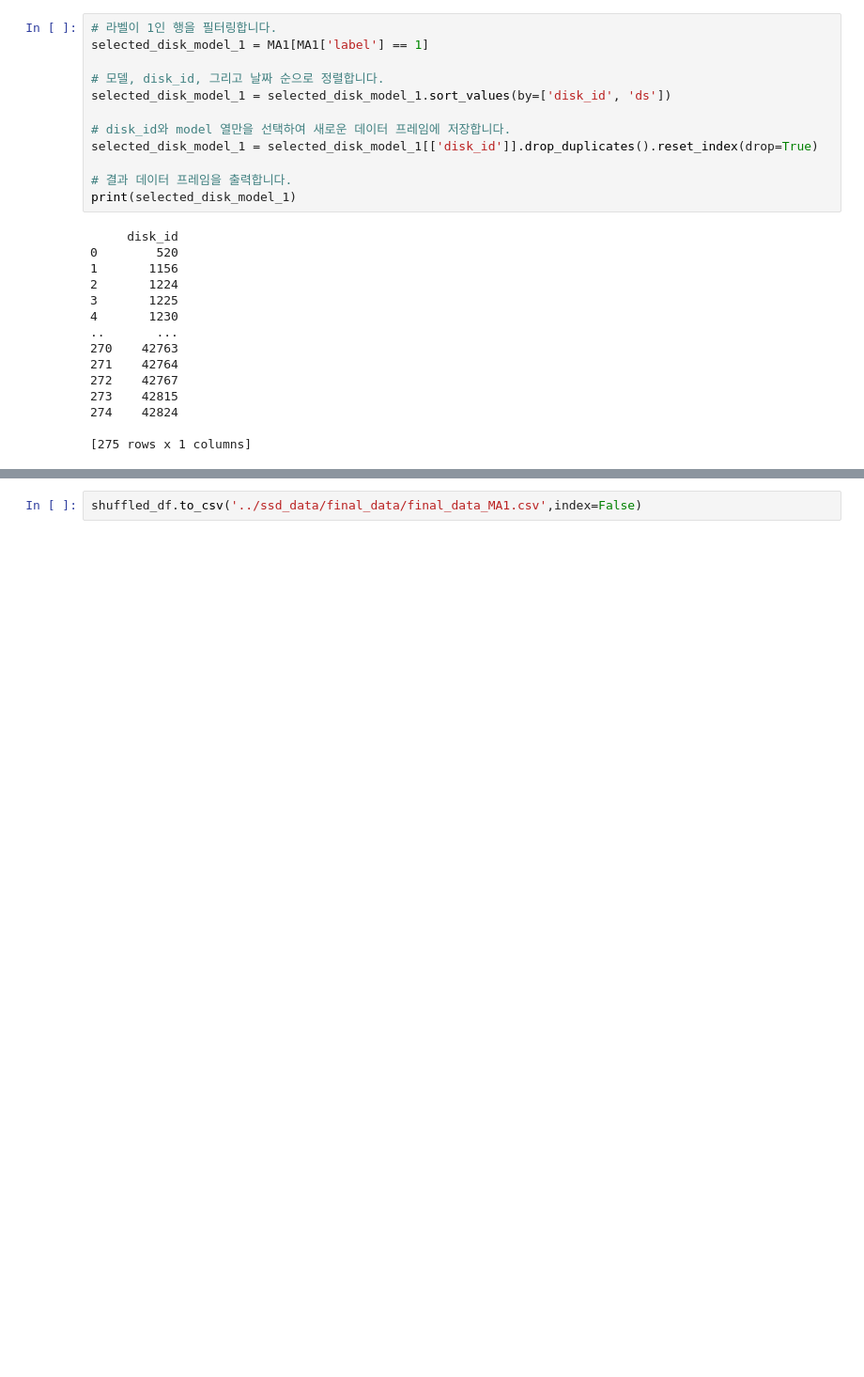
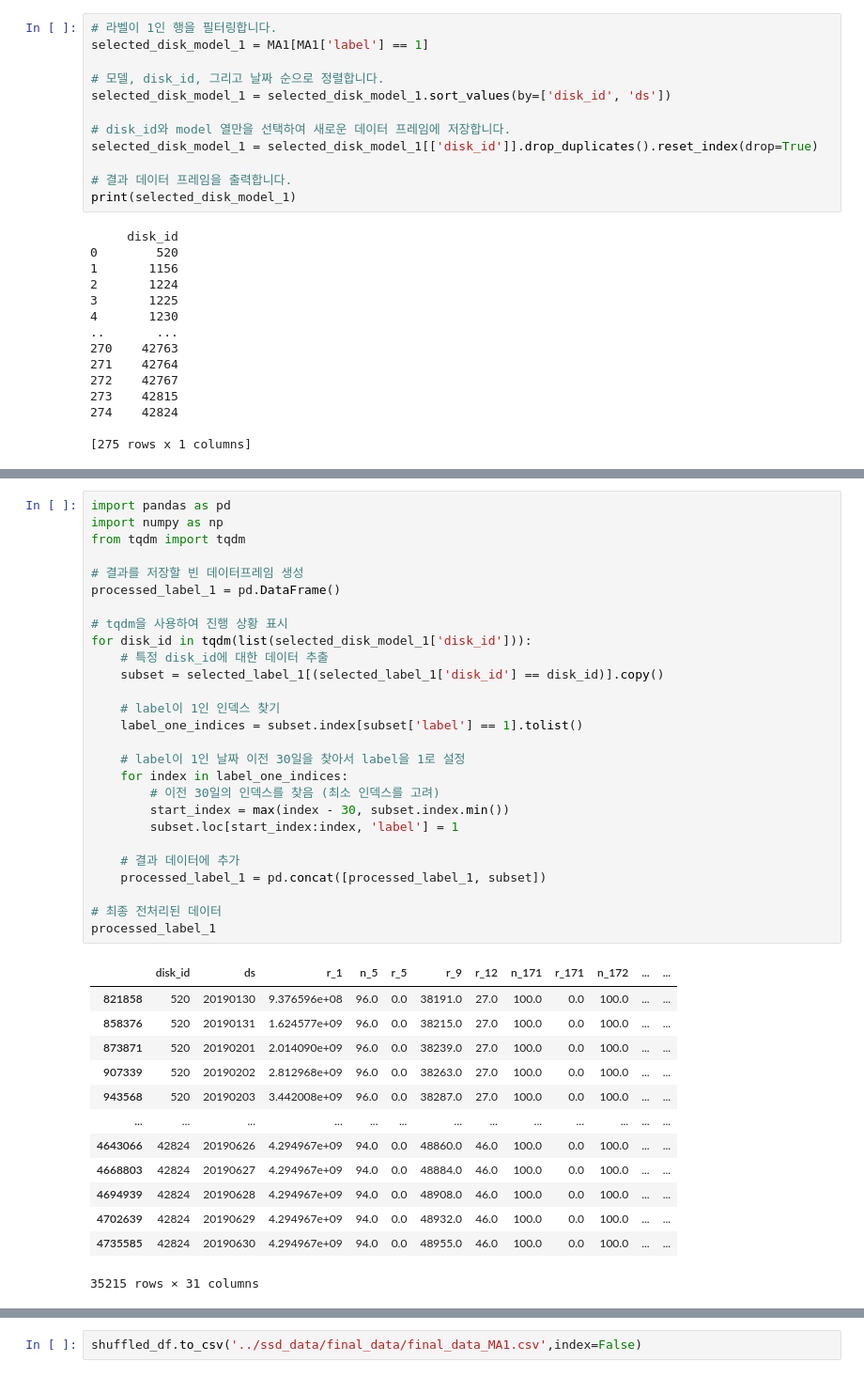
Before and after one commit to passion3659/ssd-failure, a Jupyter notebook: Bongjun.ipynb, the cells around one changed output, grey strips where cells are left out. Shown at 94% size. Cells and saved outputs as stored; diff of their text form; blank space fills up the shorter version.

```diff
--- a/Bongjun.ipynb
+++ b/Bongjun.ipynb
@@ -260,3 +260,44 @@ Index: []
+# %%
+import pandas as pd
+import numpy as np
+from tqdm import tqdm
+
+# 결과를 저장할 빈 데이터프레임 생성
+processed_label_1 = pd.DataFrame()
+
+# tqdm을 사용하여 진행 상황 표시
+for disk_id in tqdm(list(selected_disk_model_1['disk_id'])):
+    # 특정 disk_id에 대한 데이터 추출
+    subset = selected_label_1[(selected_label_1['disk_id'] == disk_id)].copy()
+
+    # label이 1인 인덱스 찾기
+    label_one_indices = subset.index[subset['label'] == 1].tolist()
+
+    # label이 1인 날짜 이전 30일을 찾아서 label을 1로 설정
+    for index in label_one_indices:
+        # 이전 30일의 인덱스를 찾음 (최소 인덱스를 고려)
+        start_index = max(index - 30, subset.index.min())
+        subset.loc[start_index:index, 'label'] = 1
+
+    # 결과 데이터에 추가
+    processed_label_1 = pd.concat([processed_label_1, subset])
+
+# 최종 전처리된 데이터
+processed_label_1
+# %% [output]
+|  | disk_id | ds | r_1 | n_5 | r_5 | r_9 | r_12 | n_171 | r_171 | n_172 | ... | ... |
+| 821858 | 520 | 20190130 | 9.376596e+08 | 96.0 | 0.0 | 38191.0 | 27.0 | 100.0 | 0.0 | 100.0 | ... | ... |
+| 858376 | 520 | 20190131 | 1.624577e+09 | 96.0 | 0.0 | 38215.0 | 27.0 | 100.0 | 0.0 | 100.0 | ... | ... |
+| 873871 | 520 | 20190201 | 2.014090e+09 | 96.0 | 0.0 | 38239.0 | 27.0 | 100.0 | 0.0 | 100.0 | ... | ... |
+| 907339 | 520 | 20190202 | 2.812968e+09 | 96.0 | 0.0 | 38263.0 | 27.0 | 100.0 | 0.0 | 100.0 | ... | ... |
+| 943568 | 520 | 20190203 | 3.442008e+09 | 96.0 | 0.0 | 38287.0 | 27.0 | 100.0 | 0.0 | 100.0 | ... | ... |
+| ... | ... | ... | ... | ... | ... | ... | ... | ... | ... | ... | ... | ... |
+| 4643066 | 42824 | 20190626 | 4.294967e+09 | 94.0 | 0.0 | 48860.0 | 46.0 | 100.0 | 0.0 | 100.0 | ... | ... |
+| 4668803 | 42824 | 20190627 | 4.294967e+09 | 94.0 | 0.0 | 48884.0 | 46.0 | 100.0 | 0.0 | 100.0 | ... | ... |
+| 4694939 | 42824 | 20190628 | 4.294967e+09 | 94.0 | 0.0 | 48908.0 | 46.0 | 100.0 | 0.0 | 100.0 | ... | ... |
+| 4702639 | 42824 | 20190629 | 4.294967e+09 | 94.0 | 0.0 | 48932.0 | 46.0 | 100.0 | 0.0 | 100.0 | ... | ... |
+| 4735585 | 42824 | 20190630 | 4.294967e+09 | 94.0 | 0.0 | 48955.0 | 46.0 | 100.0 | 0.0 | 100.0 | ... | ... |
+35215 rows × 31 columns
 # %%
 import random
 
```
Also changed, not shown: parts of 7 cells of this notebook, 1 other file.
